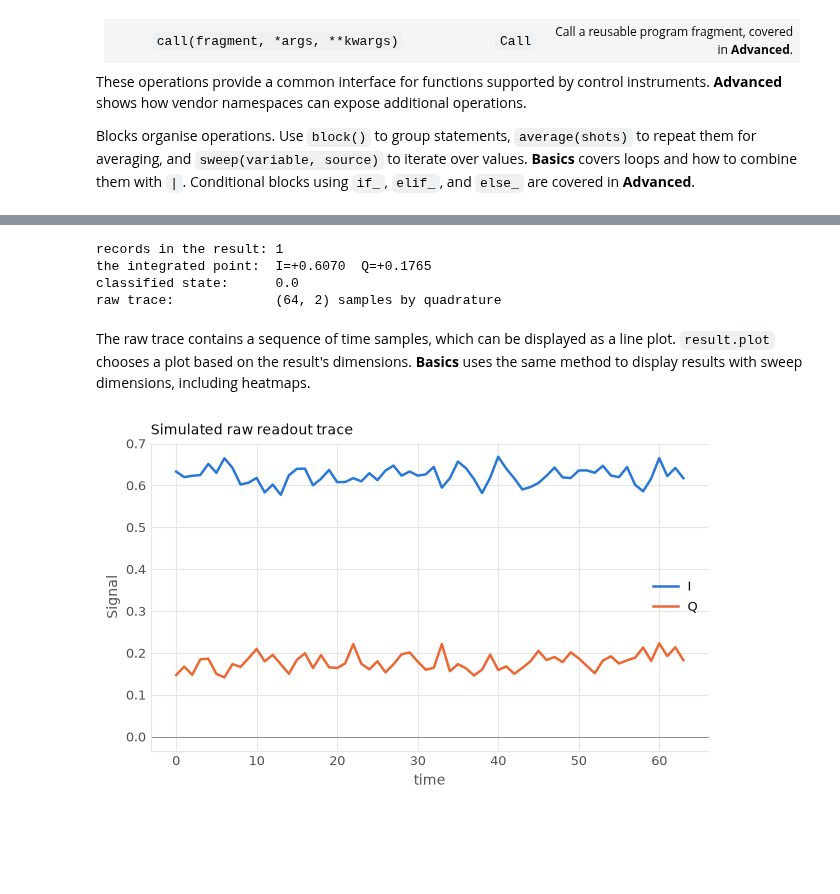
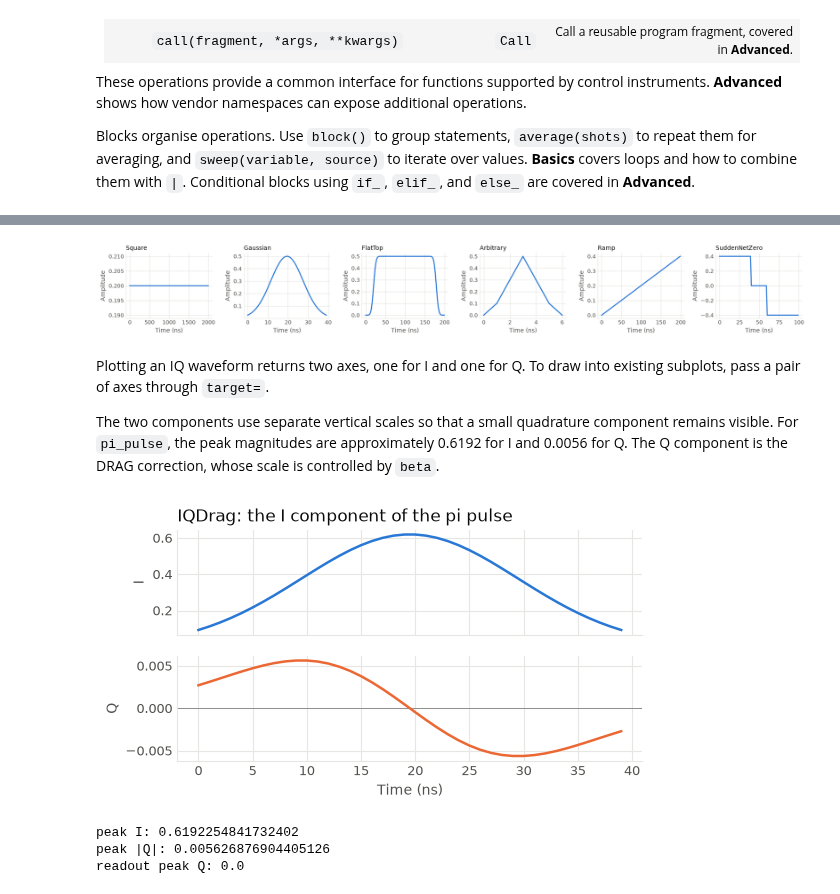
Before and after one commit to qilimanjaro-tech/ieee-qce26-qprogram-tutorial, a Jupyter notebook: notebooks/01_introduction.ipynb, the cells around one changed output, grey strips where cells are left out. Cells and saved outputs as stored; diff of their text form; code cells hidden in the pictures; blank space fills up the shorter version.

```diff
--- a/notebooks/01_introduction.ipynb
+++ b/notebooks/01_introduction.ipynb
@@ -548,42 +563,43 @@ Use `result.get(handle, field=...)` to retrieve an output as an `xarray.DataArra
 # %%
-single = qp.QProgram(label="one_measurement", schema=schema)
-single.set_frequency(q[0].readout, 7.20e9)
-m_single = single.measure(
-    q[0].readout,
-    readout_pulse,
-    weights,
-    fields=(MeasurementField.IQ, MeasurementField.STATE, MeasurementField.RAW),
-)
+fig, panels = plt.subplots(1, 6, figsize=(17, 2.4))
 
-MEAN_IQ = 0.62 + 0.18j  # Assumed noiseless readout response: I=0.62, Q=0.18.
+# target selects the subplot; plot() adds the waveform's title and axis labels.
+Square(amplitude=0.2, duration=2000).plot(target=panels[0])
 
-model = qp.MockMeasurementModel(
-    response=lambda bus, env: MEAN_IQ,
-    noise=0.02,
-    raw_samples=64,
-    seed=4,
-)
-result = qp.simulate(single, model=model)
+Gaussian(amplitude=0.5, duration=40, sigma=8).plot(target=panels[1])
 
-point = result.get(m_single, field=MeasurementField.IQ)
-print("records in the result:", len(result))
-print("the integrated point: ", f"I={float(point.sel(IQ='I')):+.4f}  Q={float(point.sel(IQ='Q')):+.4f}")
-print("classified state:     ", float(result.get(m_single, field=MeasurementField.STATE)))
-trace = result.get(m_single, field=MeasurementField.RAW)
-print("raw trace:            ", trace.shape, "samples by quadrature")
+FlatTop(amplitude=0.5, duration=200, smooth_duration=20).plot(target=panels[2])
+
+# Explicit sample values define an Arbitrary waveform.
+Arbitrary([0.0, 0.1, 0.3, 0.5, 0.3, 0.1, 0.0]).plot(target=panels[3])
+
+Ramp(from_amplitude=0.0, to_amplitude=0.4, duration=200).plot(target=panels[4])
+
+SuddenNetZero(amplitude=0.4, duration=100, b=1.0, t_phi=20).plot(target=panels[5])
+
+fig.tight_layout()
+plt.show()
 # %% [output]
-records in the result: 1
-the integrated point:  I=+0.6070  Q=+0.1765
-classified state:      0.0
-raw trace:             (64, 2) samples by quadrature
+[figure, added]
 # %% [markdown]
-The raw trace contains a sequence of time samples, which can be displayed as a line plot. `result.plot` chooses a plot based on the result's dimensions. **Basics** uses the same method to display results with sweep dimensions, including heatmaps.
+Plotting an IQ waveform returns two axes, one for I and one for Q. To draw into existing subplots, pass a pair of axes through `target=`.
+
+The two components use separate vertical scales so that a small quadrature component remains visible. For `pi_pulse`, the peak magnitudes are approximately 0.6192 for I and 0.0056 for Q. The Q component is the DRAG correction, whose scale is controlled by `beta`.
 # %%
-ax_raw = result.plot(
-    m_single, field=MeasurementField.RAW, title="Simulated raw readout trace"
-)
-ax_raw.axhline(0.0, color="grey", linewidth=0.6)
+ax_i, ax_q = pi_pulse.plot()
+ax_i.set_title("IQDrag: the I component of the pi pulse", loc="left")
+ax_q.axhline(0.0, color="grey", linewidth=0.6)
 plt.show()
+
+in_phase = pi_pulse.get_I()
+quadrature = pi_pulse.get_Q()
+
+print("peak I:", in_phase.peak_amplitude())
+print("peak |Q|:", quadrature.peak_amplitude())  # The smaller DRAG correction.
+print("readout peak Q:", readout_pulse.get_Q().peak_amplitude())  # IQZero supplies a zero Q component.
 # %% [output]
-[figure, old version]
+[figure, new version]
+peak I: 0.6192254841732402
+peak |Q|: 0.005626876904405126
+readout peak Q: 0.0
 # %% [markdown]
```
Also changed, not shown: parts of 78 cells of this notebook, 1 other file.
